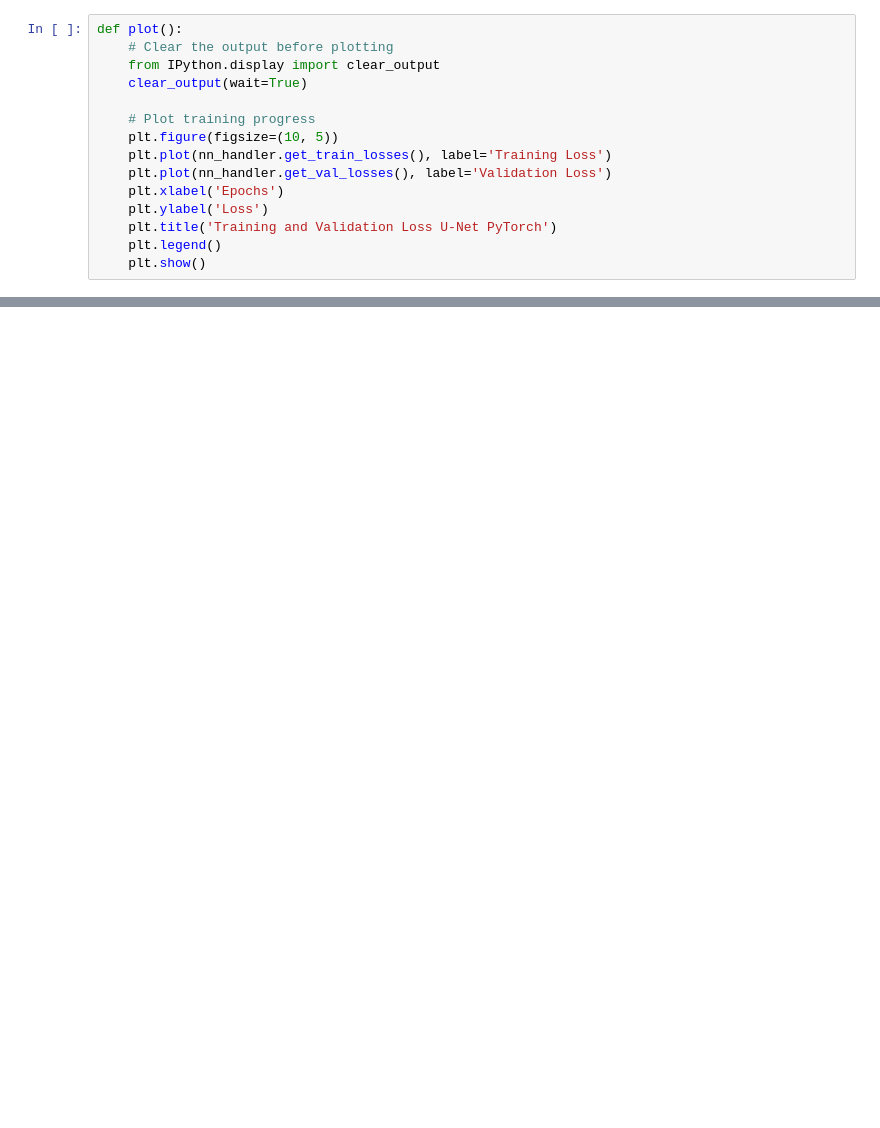
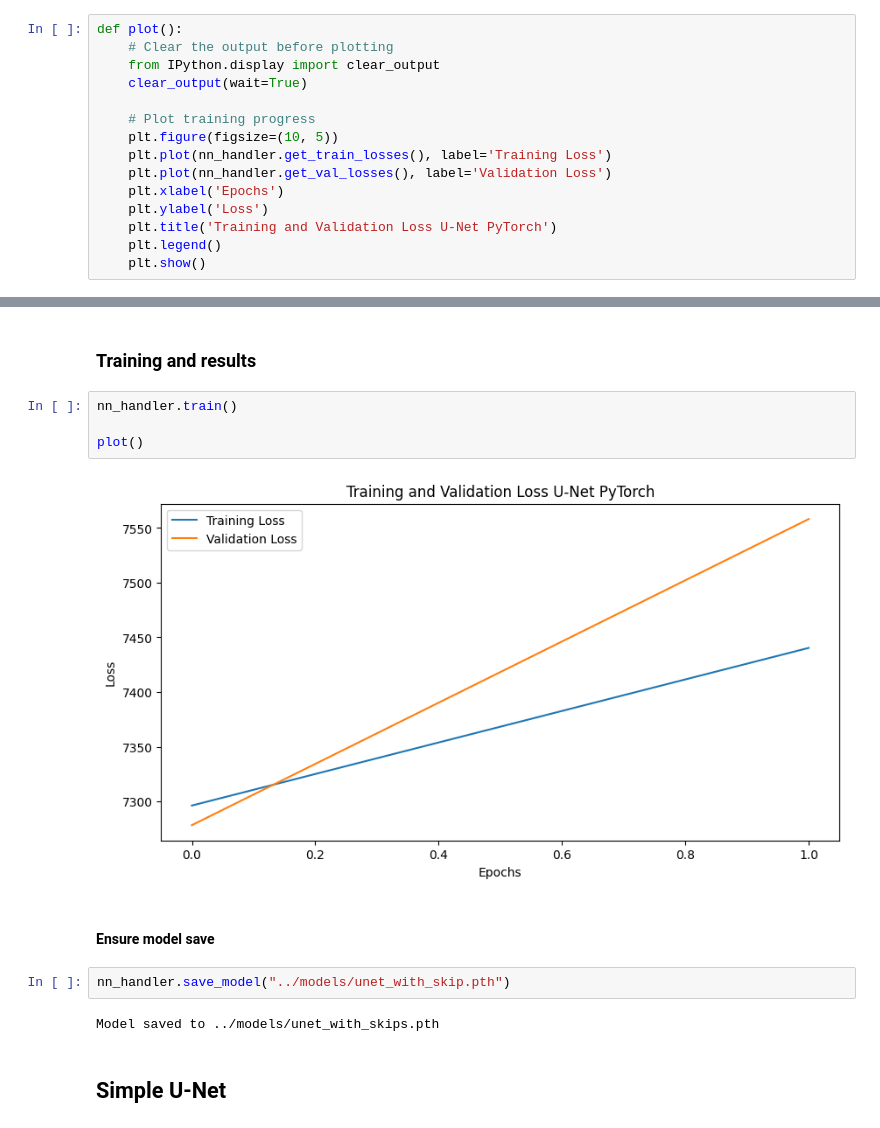
Before and after one commit to McQbis/BookScanner, a Jupyter notebook: server/ai_model/notebooks/train_model.ipynb, the cells around one changed output, grey strips where cells are left out. Drawn from its saved outputs; the diff is of its cells as text; blank space fills up the shorter version.

```diff
--- a/server/ai_model/notebooks/train_model.ipynb
+++ b/server/ai_model/notebooks/train_model.ipynb
@@ -118,0 +204,16 @@ Model saved to ../models/unet_torch_model.pth
+# %% [markdown]
+### Training and results
+# %%
+nn_handler.train()
+
+plot()
+# %% [output]
+[figure, added]
+# %% [markdown]
+#### Ensure model save
+# %%
+nn_handler.save_model("../models/unet_with_skip.pth")
+# %% [output]
+Model saved to ../models/unet_with_skips.pth
+# %% [markdown]
+## Simple U-Net
```
Also changed, not shown: parts of 17 cells of this notebook, 4 other files.
